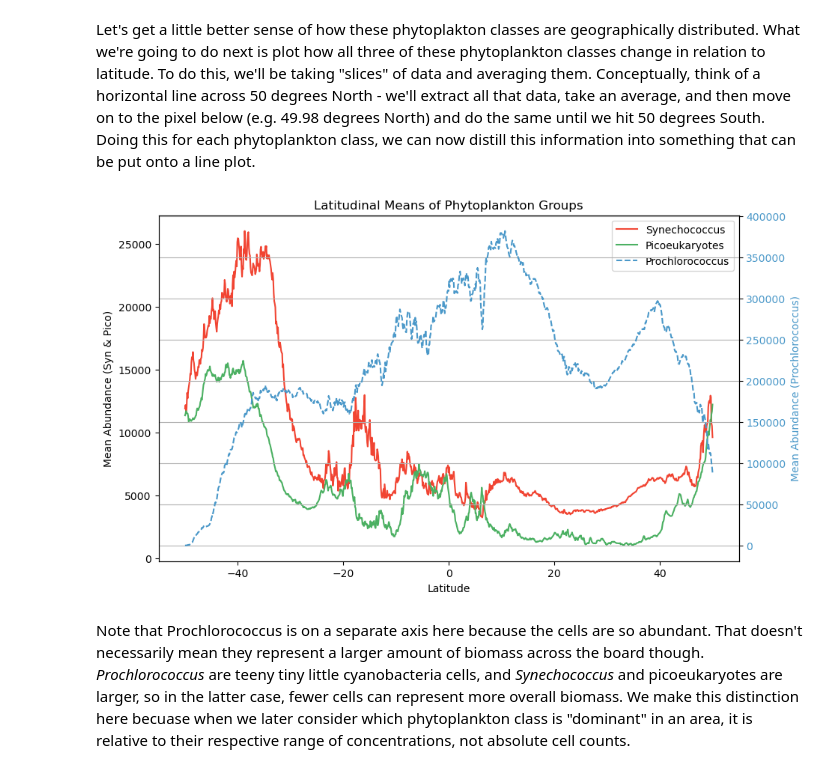
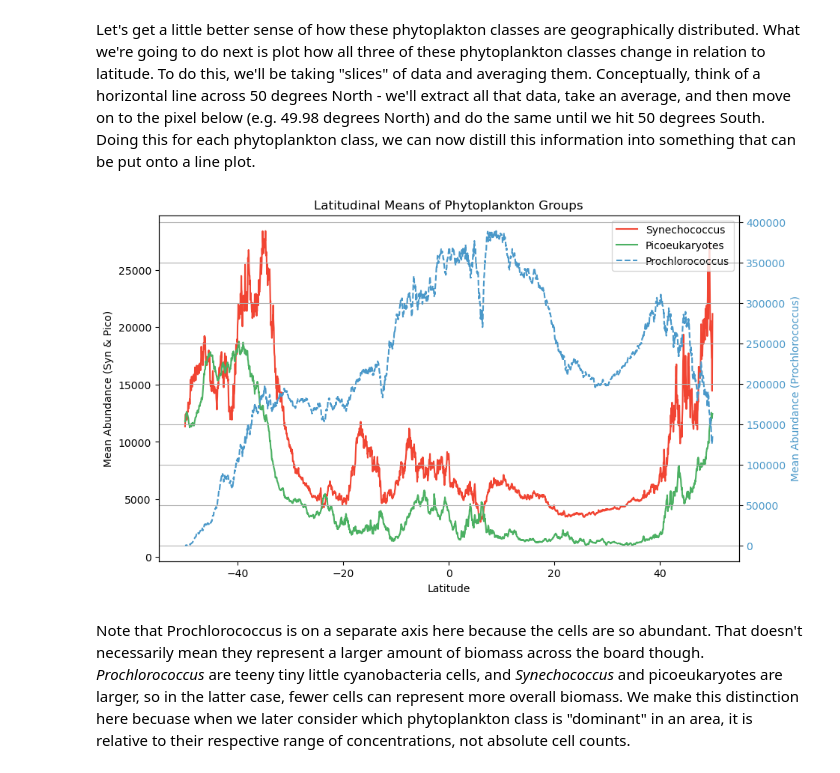
Before and after one commit to nmfs-opensci/EDMW-EarthData-Workshop-2025, a Jupyter notebook: tutorials/python/Tutorial_3_moana.ipynb, the cells around one changed output. Drawn from its saved outputs; the diff is of its cells as text; code cells hidden in the pictures.

```diff
--- a/tutorials/python/Tutorial_3_moana.ipynb
+++ b/tutorials/python/Tutorial_3_moana.ipynb
@@ -29,15 +31,28 @@ import cartopy.crs as ccrs
 import cartopy.feature as cfeature
 
 # ---- Load Data ----
-filename = 'PACE_OCI.20240901_20240930.L3m.MO.MOANA.V3_0.0p1deg.nc'
-dataset = xr.open_dataset(filename)
+url = "https://cwcgom.aoml.noaa.gov/erddap/griddap/noaa_aoml_a113_ab04_933f"
+dataset = xr.open_dataset(url)
+dataset = dataset.sel(time="2024-09-25T00:00:00.000000000")
 
 # Assign core variables
-latitude = dataset["lat"]
-longitude = dataset["lon"]
+latitude = dataset["latitude"]
+longitude = dataset["longitude"]
 syn_da = dataset["syncoccus_moana"]
 pico_da = dataset["picoeuk_moana"]
 pro_da = dataset["prococcus_moana"]
+
+
+# ---- Load Data ----
+#filename = 'PACE_OCI.20240901_20240930.L3m.MO.MOANA.V3_0.0p1deg.nc'
+#dataset = xr.open_dataset(filename)
+
+# Assign core variables
+#latitude = dataset["lat"]
+#longitude = dataset["lon"]
+#syn_da = dataset["syncoccus_moana"]
+#pico_da = dataset["picoeuk_moana"]
+#pro_da = dataset["prococcus_moana"]
 # %% [markdown]
 ## It's map time again
 # %% [markdown]
@@ -99,41 +114,41 @@ Looking good! Here you can see that little ole Prochlorococcus really runs amok
 # %% [markdown]
 Let's get a little better sense of how these phytoplakton classes are geographically distributed. What we're going to do next is plot how all three of these phytoplankton classes change in relation to latitude. To do this, we'll be taking "slices" of data and averaging them. Conceptually, think of a horizontal line across 50 degrees North - we'll extract all that data, take an average, and then move on to the pixel below (e.g. 49.98 degrees North) and do the same until we hit 50 degrees South. Doing this for each phytoplankton class, we can now distill this information into something that can be put onto a line plot.
 # %%
-syn = dataset["syncoccus_moana"].sel(lat = slice(50, -50)).mean(dim=["lon"])
-pro = dataset["prococcus_moana"].sel(lat = slice(50, -50)).mean(dim=["lon"])
-pico = dataset["picoeuk_moana"].sel(lat = slice(50, -50)).mean(dim=["lon"])
+syn = dataset["syncoccus_moana"].sel(latitude = slice(50, -50)).mean(dim=["longitude"])
+pro = dataset["prococcus_moana"].sel(latitude = slice(50, -50)).mean(dim=["longitude"])
+pico = dataset["picoeuk_moana"].sel(latitude = slice(50, -50)).mean(dim=["longitude"])
 
 custom_colors = {
     "Prochlorococcus": plt.cm.Blues(0.6),
     "Synechococcus": plt.cm.Reds(0.6),
     "Picoeukaryotes": plt.cm.Greens(0.6)
 }
 
 fig, ax1 = plt.subplots(figsize=(10, 6))
 
 # Primary axis: Syn and Pico
-ax1.plot(syn["lat"], syn, label="Synechococcus", color=custom_colors["Synechococcus"])
-ax1.plot(pico["lat"], pico, label="Picoeukaryotes", color=custom_colors["Picoeukaryotes"])
+ax1.plot(syn["latitude"], syn, label="Synechococcus", color=custom_colors["Synechococcus"])
+ax1.plot(pico["latitude"], pico, label="Picoeukaryotes", color=custom_colors["Picoeukaryotes"])
 ax1.set_xlabel("Latitude")
 ax1.set_ylabel("Mean Abundance (Syn & Pico)", color="black")
 ax1.tick_params(axis='y', labelcolor="black")
 
 # Secondary axis: Prochlorococcus
 ax2 = ax1.twinx()
-ax2.plot(pro["lat"], pro, label="Prochlorococcus", color=custom_colors["Prochlorococcus"], linestyle="--")
+ax2.plot(pro["latitude"], pro, label="Prochlorococcus", color=custom_colors["Prochlorococcus"], linestyle="--")
 ax2.set_ylabel("Mean Abundance (Prochlorococcus)", color=custom_colors["Prochlorococcus"])
 ax2.tick_params(axis='y', labelcolor=custom_colors["Prochlorococcus"])
 
 # Combine legends
 lines_1, labels_1 = ax1.get_legend_handles_labels()
 lines_2, labels_2 = ax2.get_legend_handles_labels()
 ax1.legend(lines_1 + lines_2, labels_1 + labels_2, loc="upper right")
 
 plt.title("Latitudinal Means of Phytoplankton Groups")
 plt.grid(True)
 plt.show()
 # %% [output]
-[figure, old version]
+[figure, new version]
 # %% [markdown]
 Note that Prochlorococcus is on a separate axis here because the cells are so abundant. That doesn't necessarily mean they represent a larger amount of biomass across the board though. *Prochlorococcus* are teeny tiny little cyanobacteria cells, and *Synechococcus* and picoeukaryotes are larger, so in the latter case, fewer cells can represent more overall biomass. We make this distinction here becuase when we later consider which phytoplankton class is "dominant" in an area, it is relative to their respective range of concentrations, not absolute cell counts.
 # %% [markdown]
```
Also changed, not shown: parts of 4 cells of this notebook.
